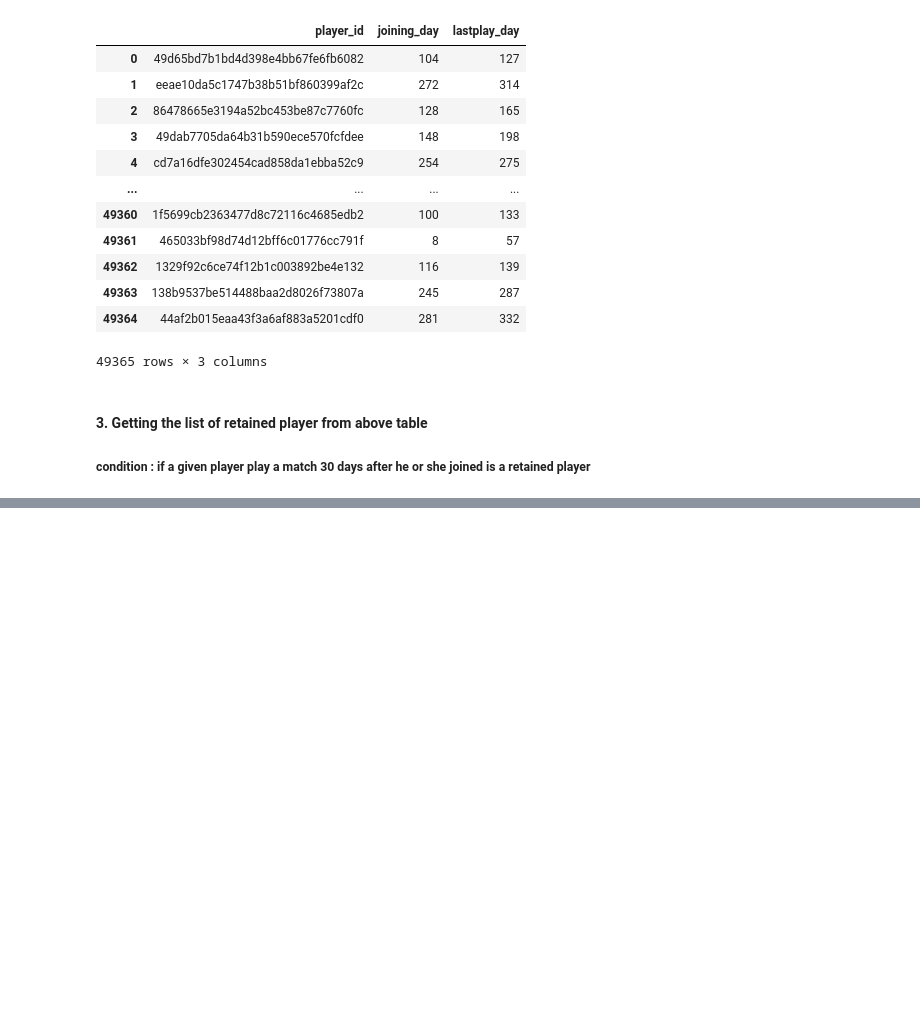
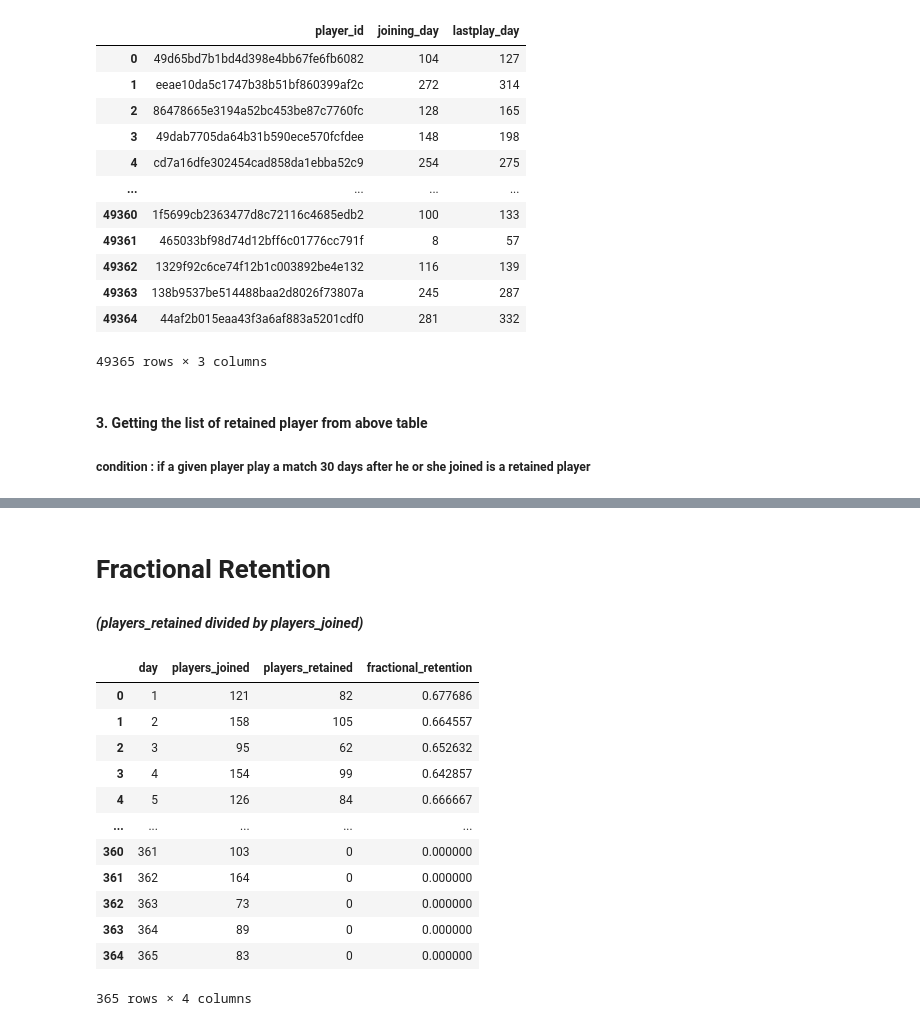
Before and after one commit to kashishverma10/rolling_retention, a Jupyter notebook: Project_sql_queries.ipynb, the cells around one changed output, grey strips where cells are left out. Saved outputs shown, nothing was run; the diff lists cells and outputs as text; code cells hidden in the pictures; blank space fills up the shorter version.

```diff
--- a/Project_sql_queries.ipynb
+++ b/Project_sql_queries.ipynb
@@ -191,0 +244,51 @@ WHERE days_info.lastplay_day - days_info.joining_day > 30
+# %% [markdown]
+# Fractional Retention
+#### *(players_retained divided by players_joined)*
+# %%
+%%bigquery
+SELECT
+  DISTINCT joining_day as day,
+  COUNT(player_id) OVER (PARTITION BY joining_day) players_joined,
+  SUM(retained) OVER (PARTITION BY joining_day) AS players_retained,
+  SUM(retained) OVER (PARTITION BY joining_day) / COUNT(player_id) OVER (PARTITION BY joining_day) fractional_retention
+FROM
+  (
+    SELECT
+      days_info.joining_day,
+      days_info.player_id as player_id,
+      CASE WHEN days_info.lastplay_day - days_info.joining_day > 30 THEN 1 ELSE 0 END AS retained
+    FROM
+      (
+        SELECT
+          players.player_id,
+          players.joined as joining_day,
+          lastplay.lastplay_day
+        FROM
+          `junobigqueryclass.game_data.player_info` players
+          JOIN (
+            SELECT
+              player_id as player_lastday,
+              MAX(day) as lastplay_day
+            FROM
+              `junobigqueryclass.game_data.matches_info`
+            GROUP BY
+              1
+          ) as lastplay ON players.player_id = lastplay.player_lastday
+      ) as days_info
+  )
+ORDER BY
+  1
+# %% [output]
+|  | day | players_joined | players_retained | fractional_retention |
+| 0 | 1 | 121 | 82 | 0.677686 |
+| 1 | 2 | 158 | 105 | 0.664557 |
+| 2 | 3 | 95 | 62 | 0.652632 |
+| 3 | 4 | 154 | 99 | 0.642857 |
+| 4 | 5 | 126 | 84 | 0.666667 |
+| ... | ... | ... | ... | ... |
+| 360 | 361 | 103 | 0 | 0.000000 |
+| 361 | 362 | 164 | 0 | 0.000000 |
+| 362 | 363 | 73 | 0 | 0.000000 |
+| 363 | 364 | 89 | 0 | 0.000000 |
+| 364 | 365 | 83 | 0 | 0.000000 |
+365 rows × 4 columns
```
Also changed, not shown: parts of 19 cells of this notebook.
